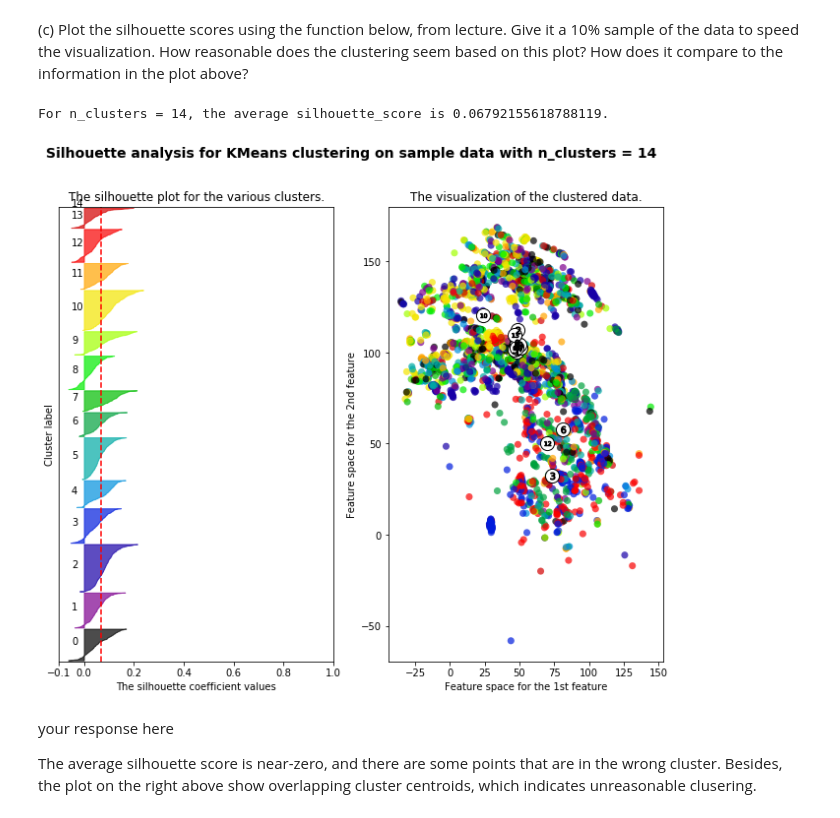
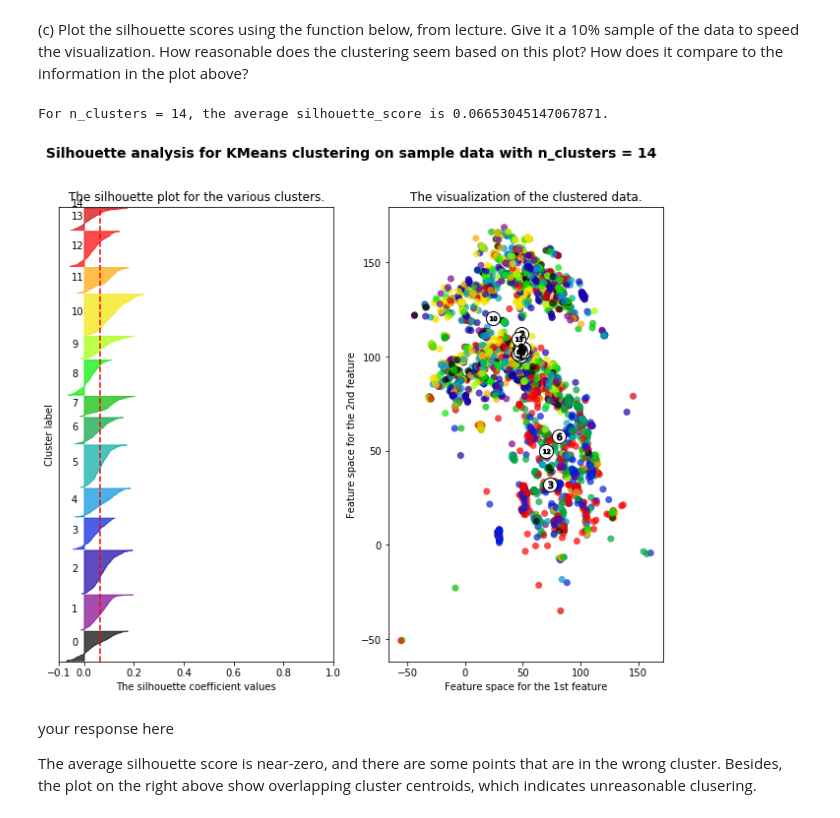
Before and after one commit to Ruby122/2020-CS109B, a Jupyter notebook: content/homeworks/hw02/cs109b_hw2.ipynb, the cells around one changed output. Saved outputs shown, nothing was run; the diff lists cells and outputs as text; code cells hidden in the pictures.

```diff
--- a/content/homeworks/hw02/cs109b_hw2.ipynb
+++ b/content/homeworks/hw02/cs109b_hw2.ipynb
@@ -103,13 +103,11 @@ display(postures.describe())
 (a) After appropriate pre-processing (but not scaling) run the k-means clustering algorithm, using the `KMeans` class from sklearn.cluster, with the number of clusters corresponding to the number of users, `n_init` of 46, and 109 as the random seed. Add the result as a new column called `Cluster14` to your data frame.
 # %%
 #your code here
-# number of clusters
-n_user = len(postures.User.unique())
 # preprocessing: drop user and class
 postures_clean = postures.drop(['Class', 'User'], axis = 1)
 # cluster according to users
 # n_init = number of times KMeans run
-postures_km_14 = KMeans(n_clusters = n_user, n_init = 46, random_state = 109).fit(postures_clean)
+postures_km_14 = KMeans(n_clusters = 14, n_init = 46, random_state = 109).fit(postures_clean)
 postures_clean['Cluster14'] = postures_km_14.labels_
 postures_clean.head()
 # %% [output]
@@ -273,11 +271,11 @@ def silplot(X, cluster_labels, clusterer, pointlabels=None):
 # %%
 #your code here
 # 10% sample
-sample_10 = postures_clean.sample(frac = 0.1, random_state = 1)
-silplot(sample_10.values, sample_10.Cluster14, postures_km_14)
+sample_10 = postures_clean.sample(frac = 0.1, random_state = 109)
+silplot(sample_10.values, sample_10['Cluster14'], postures_km_14)
 # %% [output]
-For n_clusters = 14, the average silhouette_score is 0.06792155618788119.
+For n_clusters = 14, the average silhouette_score is 0.06653045147067871.
-[figure, old version]
+[figure, new version]
 # %% [markdown]
 your response here
 
```
Also changed, not shown: parts of 9 cells of this notebook, 7 other files.
